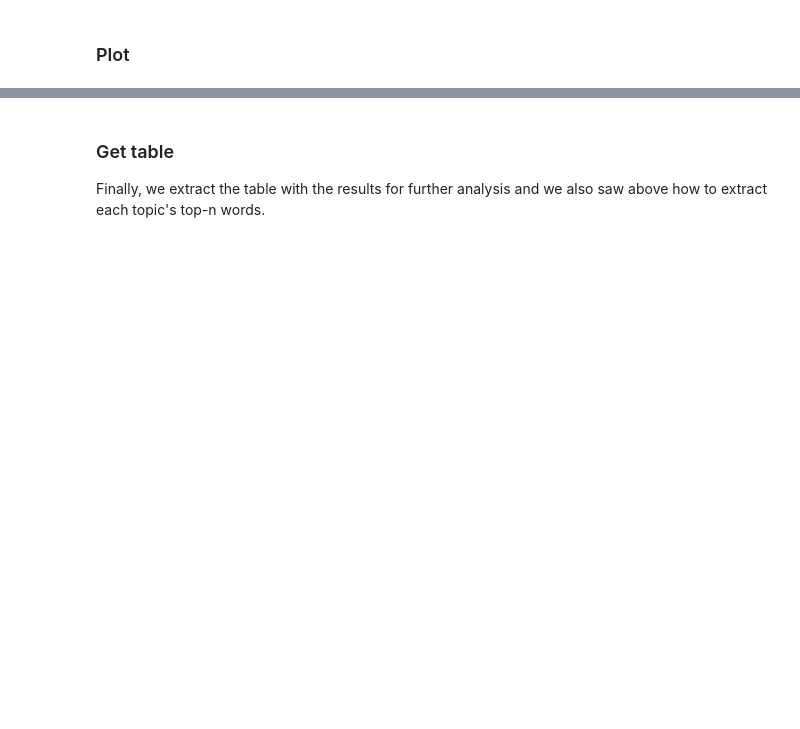
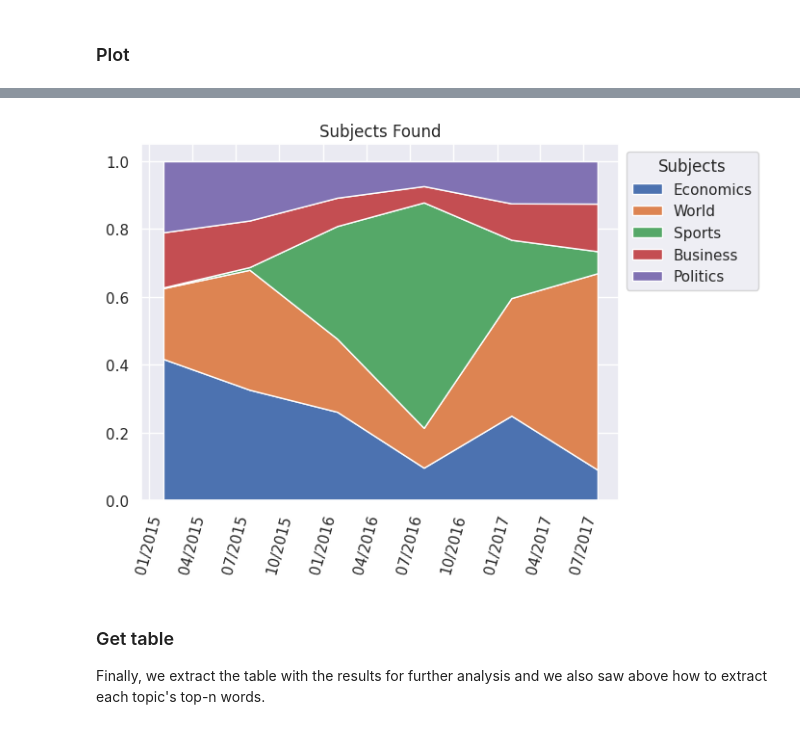
Before and after one commit to lda-over-time/lda-over-time, a Jupyter notebook: notebooks/tutorial.ipynb, the cells around one changed output, grey strips where cells are left out. Saved outputs shown, nothing was run; the diff lists cells and outputs as text; code cells hidden in the pictures; blank space fills up the shorter version.

```diff
--- a/notebooks/tutorial.ipynb
+++ b/notebooks/tutorial.ipynb
@@ -189,3 +200,21 @@ main.plot(
+# %%
+main.plot(
+    title = 'Subjects Found',    # Plot's title
+
+    legend_title="Subjects",     # Legend's title
+
+    # path_to_save="./plot_of_news.png",   # Set location to save
+
+    display=True,                # Display graph (default)
+
+    rotation=75,                 # Rotate labels in 75º
+
+    mode="stack",                # Plot stacks
+
+    date_format="%m/%Y",         # Set custom date format to MM/YYYY
+)
+# %% [output]
+[figure, added]
 # %% [markdown]
 ### Get table
 
```
Also changed, not shown: parts of 7 cells of this notebook, 1 other file.
